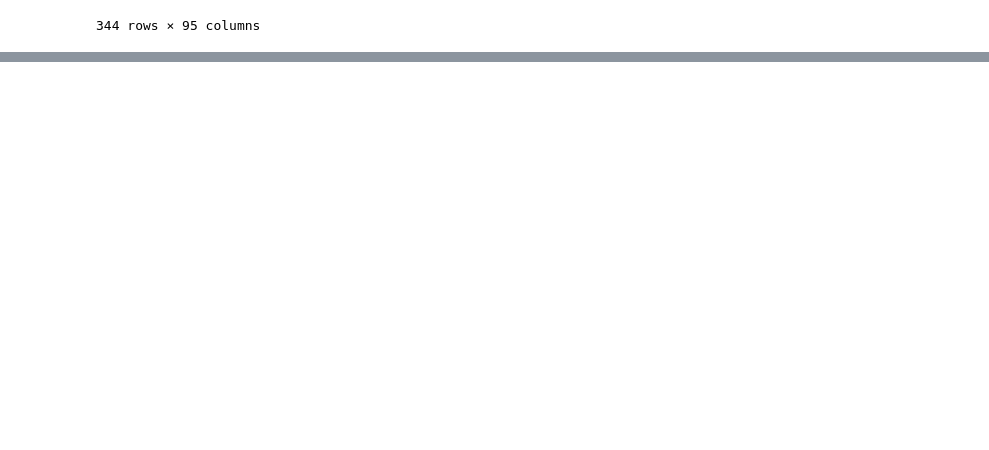
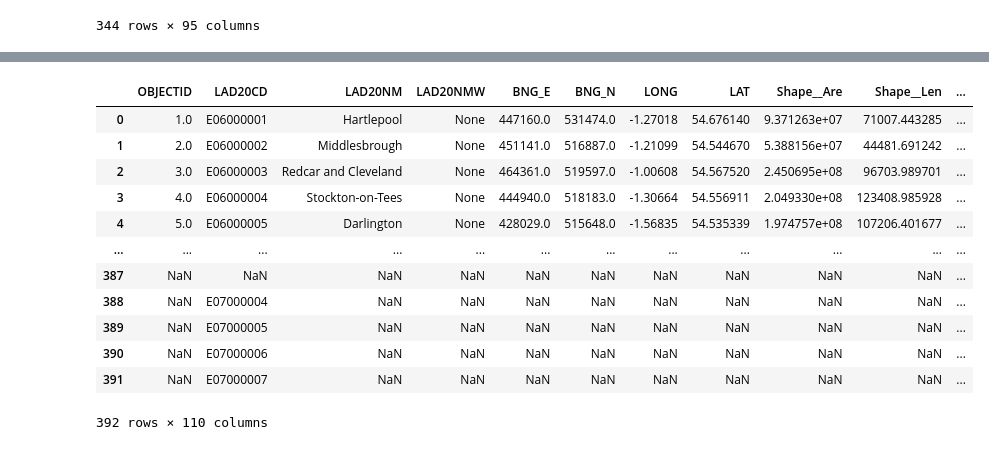
Before and after one commit to SL477/VA-Coursework, a Jupyter notebook: clustering.ipynb, the cells around one changed output, grey strips where cells are left out. Drawn from its saved outputs; the diff is of its cells as text; code cells hidden in the pictures; blank space fills up the shorter version.

```diff
--- a/clustering.ipynb
+++ b/clustering.ipynb
@@ -151,0 +152,17 @@ df[df['geography_code'].isnull() & ((df['LAD20CD'].str.startswith('E')) | (df['L
+# %%
+# some up the cases
+cases_sum = cases_df.groupby('areaCode').sum()
+
+'''census_bucks = census_df[census_df['geography_code'].isin(['E07000004', 'E07000005', 'E07000006', 'E07000007'])].sum()
+census_bucks['geography'] = 'Buckinghamshire'
+census_bucks['geography_code'] = 'E06000060'
+#census_bucks.tolist()
+
+# reset the dataframe
+census_df = pd.read_csv("districtCensusData.csv")
+census_df.loc[-1] = census_bucks
+census_df.index = census_df.index + 1
+census_df'''
+cases_bucks = cases_sum[cases_sum.index ]
+
+cases_sum
@@ -151,0 +184,18 @@ df[df['geography_code'].isnull() & ((df['LAD20CD'].str.startswith('E')) | (df['L
+# %%
+# join df and cases_sum
+df = df.merge(cases_sum, how='outer', left_on='LAD20CD', right_on=cases_sum.index)
+df
+# %% [output]
+|  | OBJECTID | LAD20CD | LAD20NM | LAD20NMW | BNG_E | BNG_N | LONG | LAT | Shape__Are | Shape__Len | ... |
+| 0 | 1.0 | E06000001 | Hartlepool | None | 447160.0 | 531474.0 | -1.27018 | 54.676140 | 9.371263e+07 | 71007.443285 | ... |
+| 1 | 2.0 | E06000002 | Middlesbrough | None | 451141.0 | 516887.0 | -1.21099 | 54.544670 | 5.388156e+07 | 44481.691242 | ... |
+| 2 | 3.0 | E06000003 | Redcar and Cleveland | None | 464361.0 | 519597.0 | -1.00608 | 54.567520 | 2.450695e+08 | 96703.989701 | ... |
+| 3 | 4.0 | E06000004 | Stockton-on-Tees | None | 444940.0 | 518183.0 | -1.30664 | 54.556911 | 2.049330e+08 | 123408.985928 | ... |
+| 4 | 5.0 | E06000005 | Darlington | None | 428029.0 | 515648.0 | -1.56835 | 54.535339 | 1.974757e+08 | 107206.401677 | ... |
+| ... | ... | ... | ... | ... | ... | ... | ... | ... | ... | ... | ... |
+| 387 | NaN | NaN | NaN | NaN | NaN | NaN | NaN | NaN | NaN | NaN | ... |
+| 388 | NaN | E07000004 | NaN | NaN | NaN | NaN | NaN | NaN | NaN | NaN | ... |
+| 389 | NaN | E07000005 | NaN | NaN | NaN | NaN | NaN | NaN | NaN | NaN | ... |
+| 390 | NaN | E07000006 | NaN | NaN | NaN | NaN | NaN | NaN | NaN | NaN | ... |
+| 391 | NaN | E07000007 | NaN | NaN | NaN | NaN | NaN | NaN | NaN | NaN | ... |
+392 rows × 110 columns
```
Also changed, not shown: parts of 3 cells of this notebook, 1 other file.
